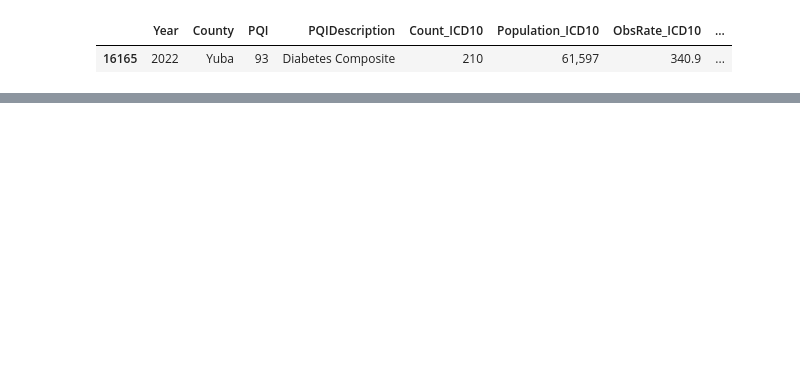
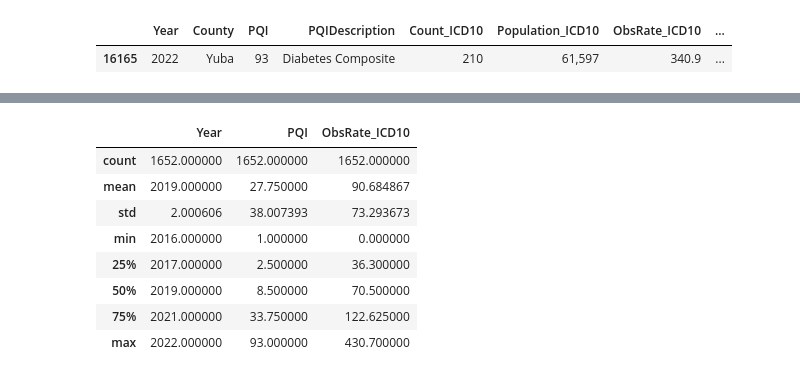
Before and after one commit to Jitao-Z/DB-Research-Project, a Jupyter notebook: cleaning/clean.ipynb, the cells around one changed output, grey strips where cells are left out. Cells and saved outputs as stored; diff of their text form; code cells hidden in the pictures; blank space fills up the shorter version.

```diff
--- a/cleaning/clean.ipynb
+++ b/cleaning/clean.ipynb
@@ -217,3 +232,15 @@ cali_county_tidy.head()
+# %%
+cali_county_tidy.describe()
+# %% [output]
+|  | Year | PQI | ObsRate_ICD10 |
+| count | 1652.000000 | 1652.000000 | 1652.000000 |
+| mean | 2019.000000 | 27.750000 | 90.684867 |
+| std | 2.000606 | 38.007393 | 73.293673 |
+| min | 2016.000000 | 1.000000 | 0.000000 |
+| 25% | 2017.000000 | 2.500000 | 36.300000 |
+| 50% | 2019.000000 | 8.500000 | 70.500000 |
+| 75% | 2021.000000 | 33.750000 | 122.625000 |
+| max | 2022.000000 | 93.000000 | 430.700000 |
 # %%
 # export the data
 cali_county_tidy.to_csv('counties.csv', index=False)
```
Also changed, not shown: parts of 10 cells of this notebook, 4 other files.
